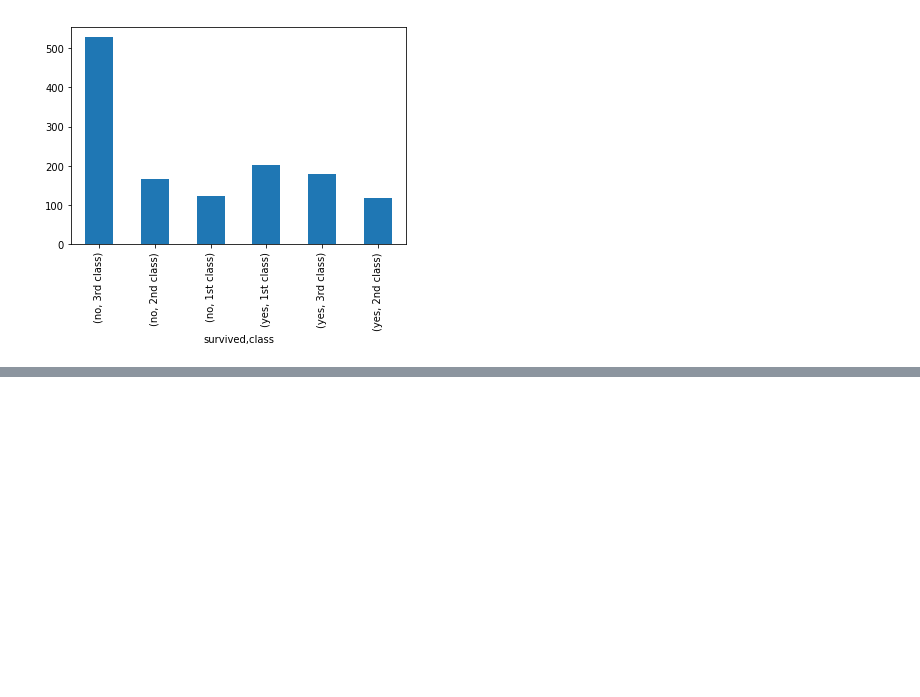
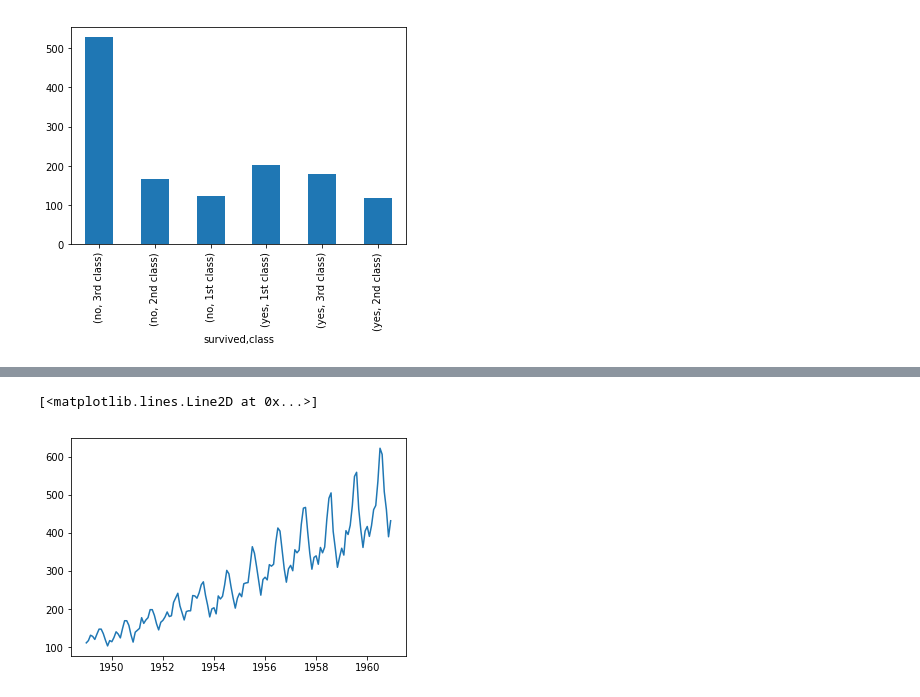
Before and after one commit to lucascarrafa/python_datascience, a Jupyter notebook: pandas_pt3.ipynb, the cells around one changed output, grey strips where cells are left out. Saved outputs shown, nothing was run; the diff lists cells and outputs as text; code cells hidden in the pictures; blank space fills up the shorter version.

```diff
--- a/pandas_pt3.ipynb
+++ b/pandas_pt3.ipynb
@@ -472,0 +475,2 @@ titanic.groupby('survived')['class'].value_counts().plot(kind='bar')
+# %%
+df = pydataset.data('AirPassengers')
@@ -472,0 +486,5 @@ titanic.groupby('survived')['class'].value_counts().plot(kind='bar')
+# %%
+plt.plot(df['time'],df['AirPassengers'])
+# %% [output]
+[<matplotlib.lines.Line2D at 0x...>]
+[figure, added]
```
Also changed, not shown: parts of 15 cells of this notebook, 1 other file.
